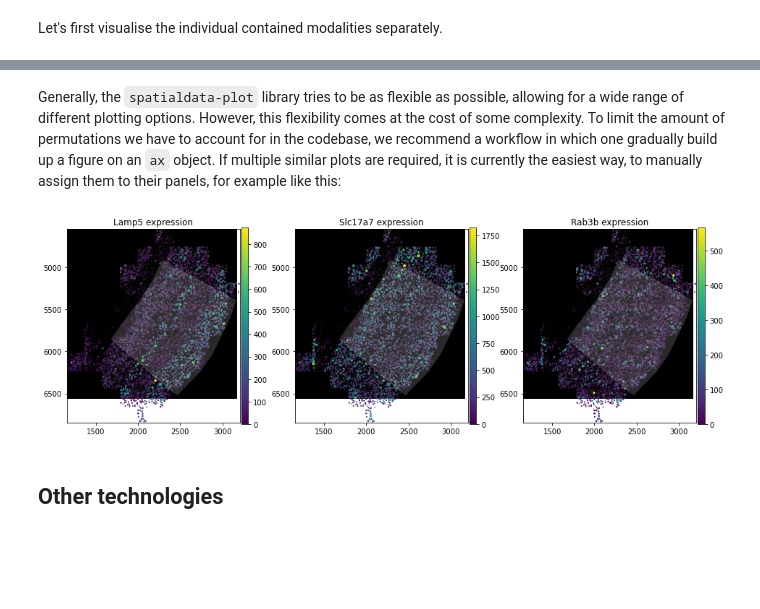
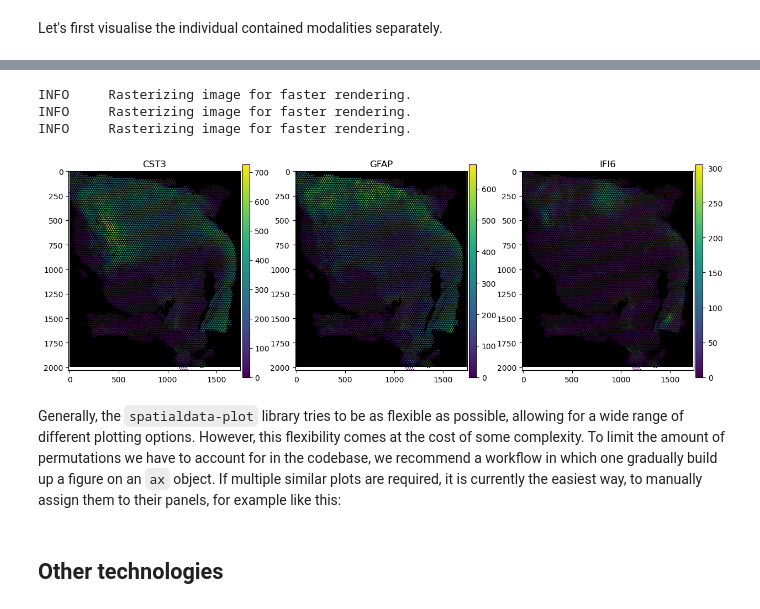
Before and after one commit to PMBio/spatialdata-workshops, a Jupyter notebook: notebooks/nb5_static_plotting.ipynb, the cells around one changed output, grey strips where cells are left out. Drawn from its saved outputs; the diff is of its cells as text; code cells hidden in the pictures; blank space fills up the shorter version.

```diff
--- a/notebooks/nb5_static_plotting.ipynb
+++ b/notebooks/nb5_static_plotting.ipynb
@@ -189,17 +108,19 @@ When we call the same plotting functions as before, we can see that the shapes a
+# %%
+fig, axs = plt.subplots(1, 3, figsize=(15, 5))
+
+for idx, gene in enumerate(["CST3", "GFAP", "IFI6"]):
+    (
+        sdata_visium.pl.render_images()
+        .pl.render_shapes(color=f"{gene}")
+        .pl.show("downscaled_hires", ax=axs[idx], title=gene)
+    )
+# %% [output]
+INFO     Rasterizing image for faster rendering.
+INFO     Rasterizing image for faster rendering.
+INFO     Rasterizing image for faster rendering.
+[figure, added]
 # %% [markdown]
 Generally, the `spatialdata-plot` library tries to be as flexible as possible, allowing for a wide range of different plotting options. However, this flexibility comes at the cost of some complexity. To limit the amount of permutations we have to account for in the codebase, we recommend a workflow in which one gradually build up a figure on an `ax` object. If multiple similar plots are required, it is currently the easiest way, to manually assign them to their panels, for example like this:
-# %%
-_, axs = plt.subplots(1, 3, figsize=(16, 5))
-
-for idx, gene in enumerate(["Lamp5", "Slc17a7", "Rab3b"]):
-    (
-        sdata_merfish.pl.render_images(cmap="grey")
-        .pl.render_shapes(element="cells", fill_alpha=1, color=f"{gene}")
-        .pl.render_shapes(element="anatomical", fill_alpha=0.2)
-        .pl.show(title=f"{gene} expression", ax=axs[idx])
-    )
-# %% [output]
-[figure, removed]
 # %% [markdown]
 ## Other technologies
 # %%
```
Also changed, not shown: parts of 37 cells of this notebook, 2 other files.
